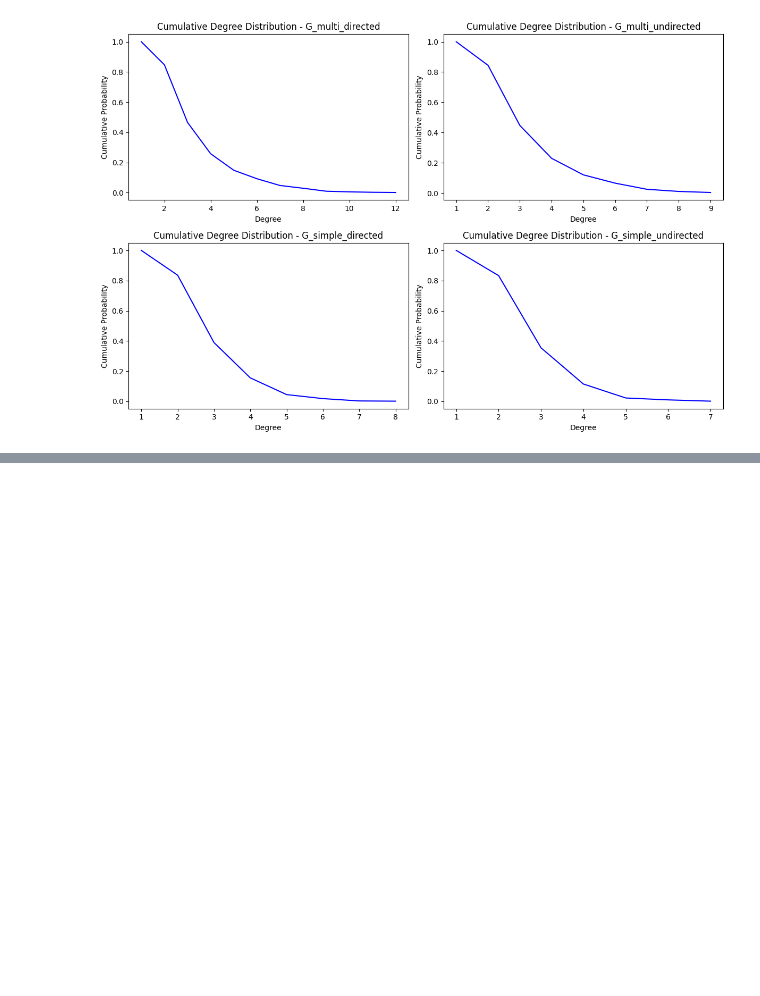
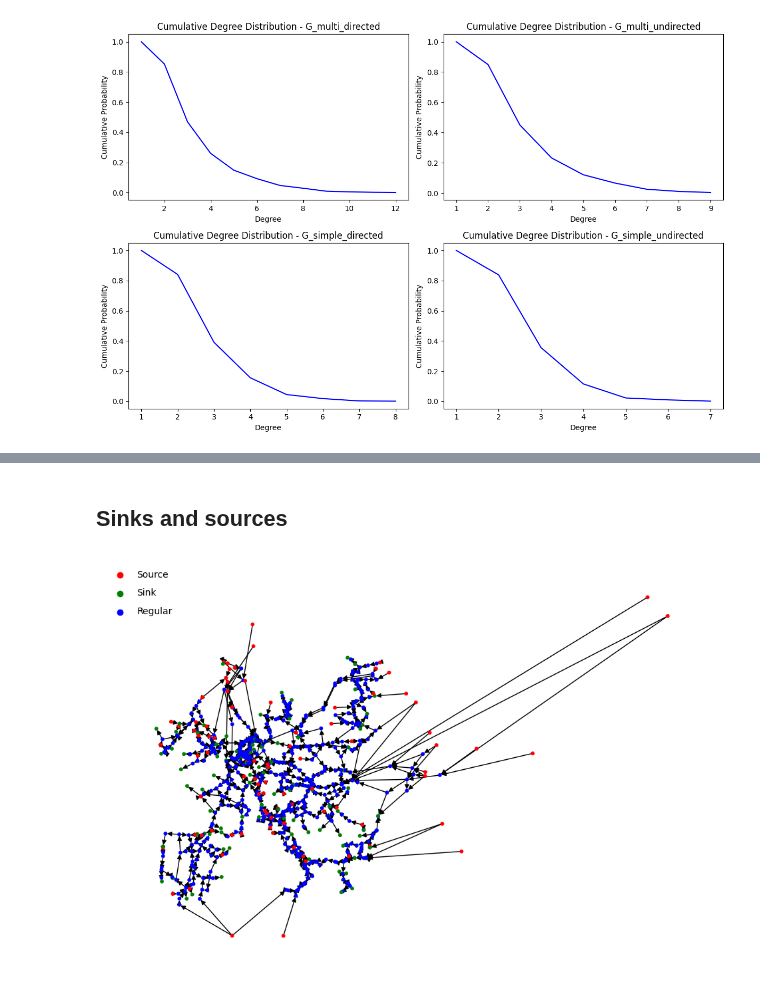
Before and after one commit to johanmasvie/iggielgn_topology_analysis, a Jupyter notebook: topological_analysis.ipynb, the cells around one changed output, grey strips where cells are left out. Drawn from its saved outputs; the diff is of its cells as text; code cells hidden in the pictures; blank space fills up the shorter version.

```diff
--- a/topological_analysis.ipynb
+++ b/topological_analysis.ipynb
@@ -225,0 +267,30 @@ plt.show()
+# %% [markdown]
+## Sinks and sources
+# %%
+# Using G_simple_directed, plot the sinks and sources of the graph. A sink is a node with out-degree 0, and a source is a node with in-degree 0.
+in_degree = dict(G_simple_directed.in_degree())
+out_degree = dict(G_simple_directed.out_degree())
+node_colors = {node: 'blue' for node in G_simple_directed.nodes}
+for node in G_simple_directed.nodes:
+    if in_degree[node] == 0:
+        node_colors[node] = 'red'
+    if out_degree[node] == 0:
+        node_colors[node] = 'green'
+    if in_degree[node] == 0 and out_degree[node] == 0:
+        node_colors[node] = 'yellow'
+
+
+# Create a figure and axis for the plot
+fig, ax = plt.subplots(1, 1, figsize=(12, 8))
+
+# Add legend
+legend = {'Source': 'red', 'Sink': 'green', 'Regular': 'blue'}
+for label, color in legend.items():
+    ax.scatter([], [], c=color, label=label)
+ax.legend(scatterpoints=1, frameon=False, labelspacing=1, loc='upper left')
+
+
+nx.draw(G_simple_directed, pos, with_labels=False, node_size=10, node_color=list(node_colors.values()))
+plt.show()
+# %% [output]
+[figure, added]
```
Also changed, not shown: parts of 9 cells of this notebook, 9 other files.
